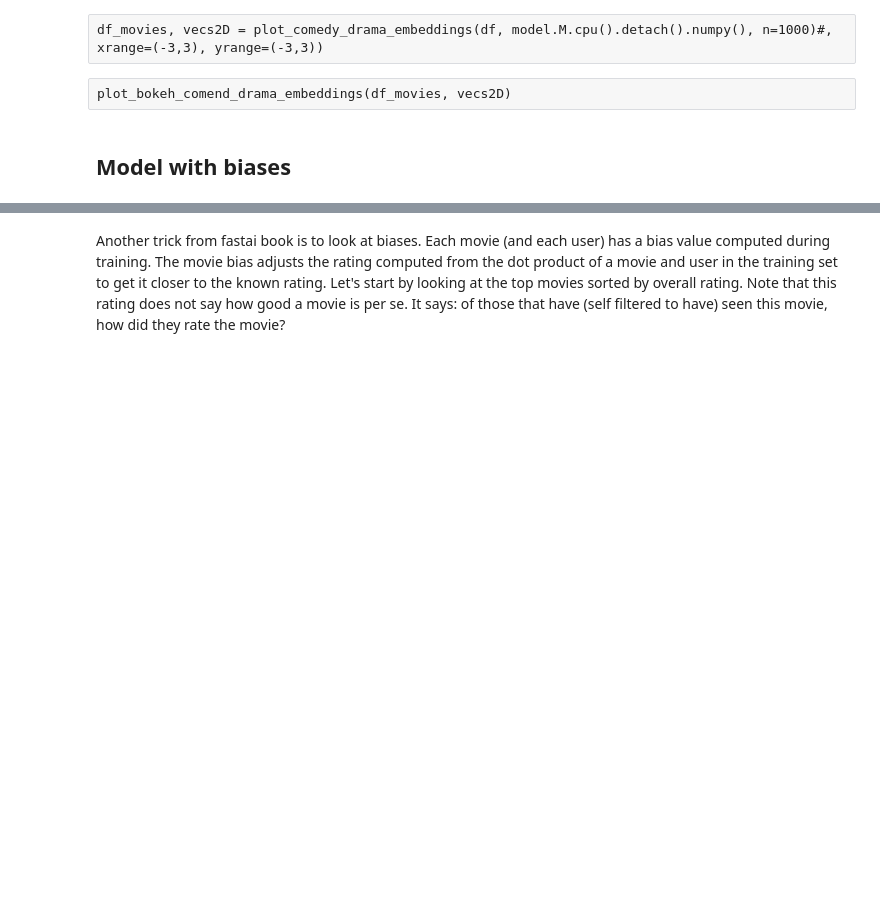
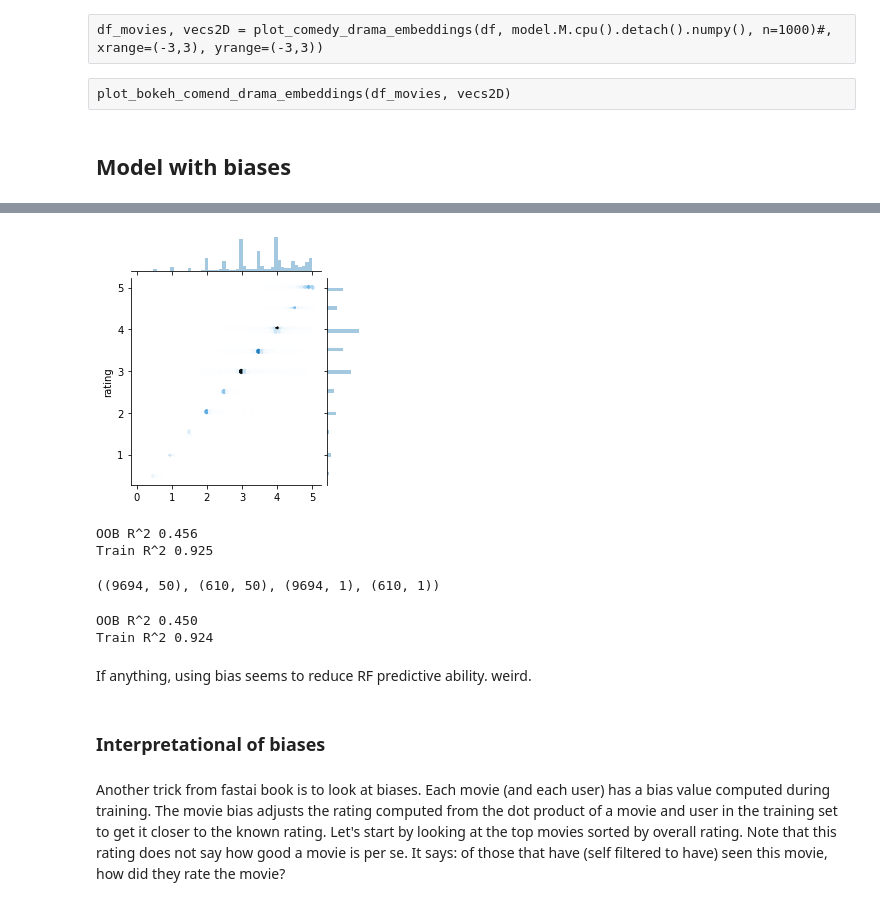
Before and after one commit to parrt/playdl, a Jupyter notebook: notebooks/collaborative-filtering-pytorch-optimizers.ipynb, the cells around one changed output, grey strips where cells are left out. Drawn from its saved outputs; the diff is of its cells as text; code cells hidden in the pictures; blank space fills up the shorter version.

```diff
--- a/notebooks/collaborative-filtering-pytorch-optimizers.ipynb
+++ b/notebooks/collaborative-filtering-pytorch-optimizers.ipynb
@@ -374,3 +360,33 @@ Epoch 350 L2 MSE loss 0.013, 1.095   MAE 0.057, 0.798
+# %%
+data = torch.tensor( df[['userId','movieId','rating']].values )
+r_pred = model(data).detach().cpu().numpy()
+
+g = seaborn.jointplot(r_pred, df['rating'], kind='hex', height=4)
+plt.show()
+# %% [output]
+[figure, added]
+# %%
+RF_valid(df, model.M.detach().cpu(), model.U.detach().cpu()) # NO biases
+# %% [output]
+OOB R^2 0.456
+Train R^2 0.925
+# %%
+M = model.M.detach().cpu().numpy()
+U = model.U.detach().cpu().numpy()
+M_bias = model.M_bias.detach().cpu().numpy()
+U_bias = model.U_bias.detach().cpu().numpy()
+M.shape, U.shape, M_bias.shape, U_bias.shape
+# %% [output]
+((9694, 50), (610, 50), (9694, 1), (610, 1))
+# %%
+RF_valid(df, M+M_bias, U+U_bias) # USE biases
+# %% [output]
+OOB R^2 0.450
+Train R^2 0.924
+# %% [markdown]
+If anything, using bias seems to reduce RF predictive ability. weird.
+# %% [markdown]
+### Interpretational of biases
 # %% [markdown]
 Another trick from fastai book is to look at biases. Each movie (and each user) has a bias value computed during training. The movie bias adjusts the rating computed from the dot product of a movie and user in the training set to get it closer to the known rating. Let's start by looking at the top movies sorted by overall rating. Note that this rating does not say how good a movie is per se. It says: of those that have (self filtered to have) seen this movie, how did they rate the movie?
 # %%
```
Also changed, not shown: parts of 15 cells of this notebook, 2 other files.
